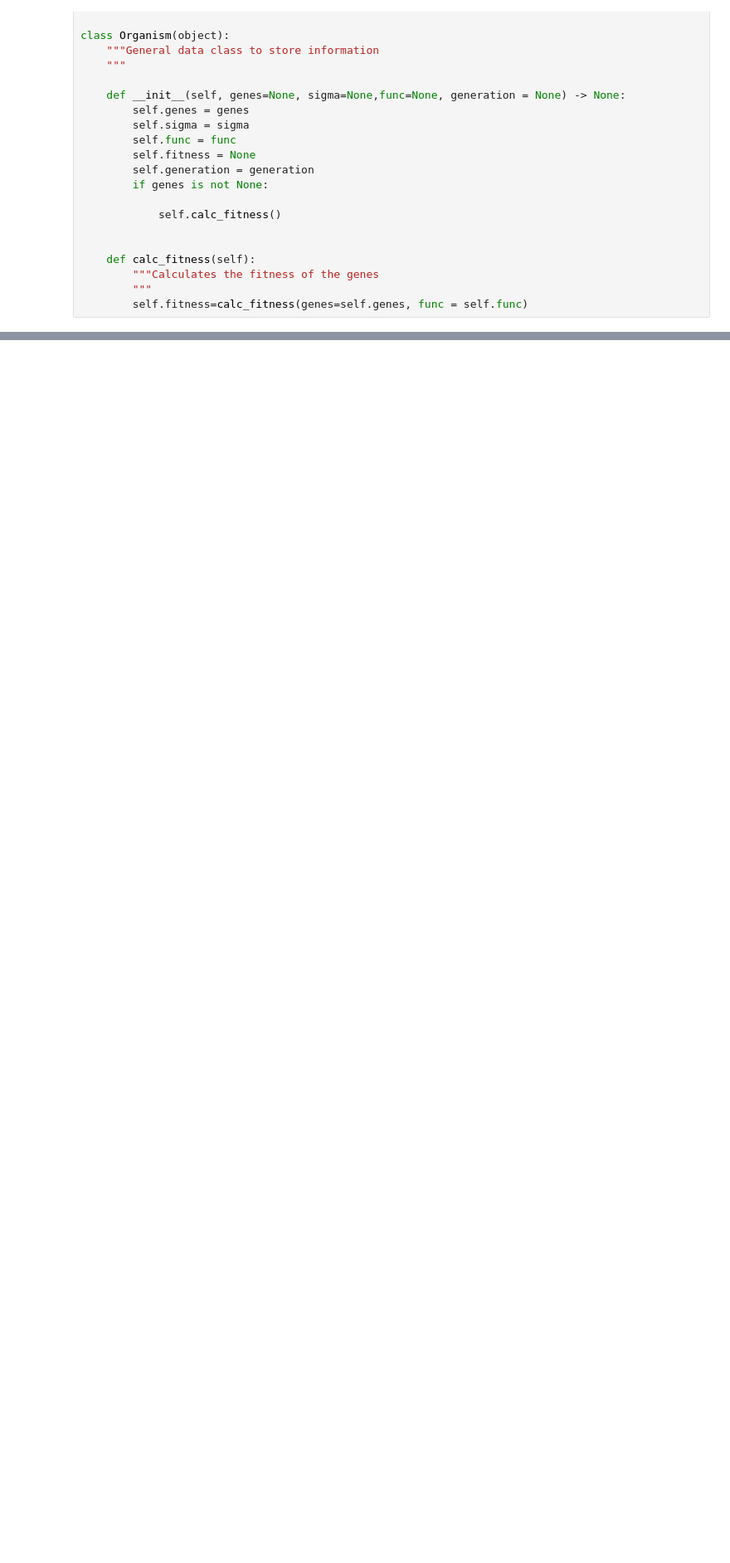
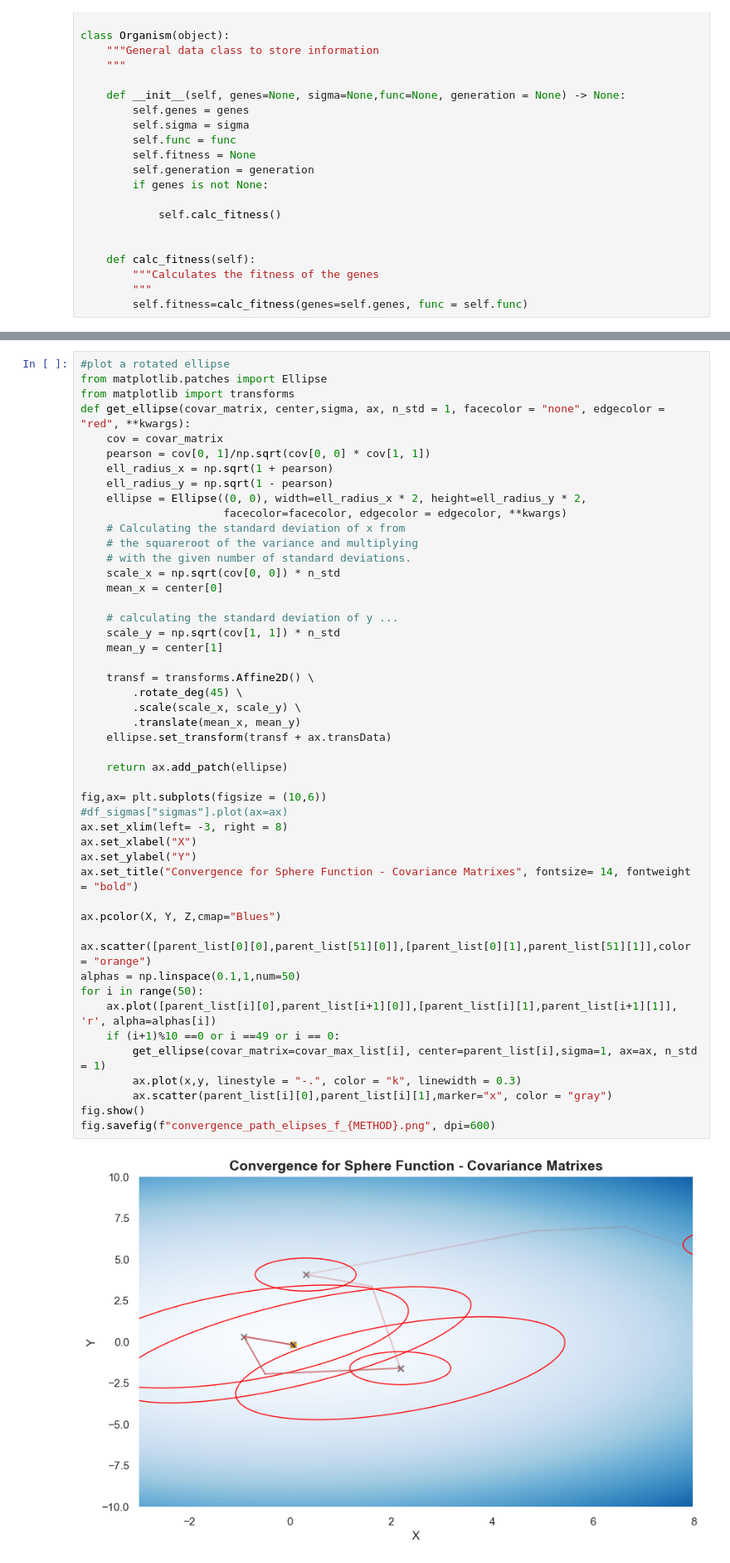
Before and after one commit to Fernando3161/EvolutionStrats23, a Jupyter notebook: one_one_covar.ipynb, the cells around one changed output, grey strips where cells are left out. Shown at 83% size. Drawn from its saved outputs; the diff is of its cells as text; blank space fills up the shorter version.

```diff
--- a/one_one_covar.ipynb
+++ b/one_one_covar.ipynb
@@ -238,0 +243,50 @@ fig.savefig("convergence_path_elipses.png", dpi=600)
+# %%
+#plot a rotated ellipse
+from matplotlib.patches import Ellipse
+from matplotlib import transforms
+def get_ellipse(covar_matrix, center,sigma, ax, n_std = 1, facecolor = "none", edgecolor = "red", **kwargs):
+    cov = covar_matrix
+    pearson = cov[0, 1]/np.sqrt(cov[0, 0] * cov[1, 1])
+    ell_radius_x = np.sqrt(1 + pearson)
+    ell_radius_y = np.sqrt(1 - pearson)
+    ellipse = Ellipse((0, 0), width=ell_radius_x * 2, height=ell_radius_y * 2,
+                      facecolor=facecolor, edgecolor = edgecolor, **kwargs)
+    # Calculating the standard deviation of x from
+    # the squareroot of the variance and multiplying
+    # with the given number of standard deviations.
+    scale_x = np.sqrt(cov[0, 0]) * n_std
+    mean_x = center[0]
+
+    # calculating the standard deviation of y ...
+    scale_y = np.sqrt(cov[1, 1]) * n_std
+    mean_y = center[1]
+
+    transf = transforms.Affine2D() \
+        .rotate_deg(45) \
+        .scale(scale_x, scale_y) \
+        .translate(mean_x, mean_y)
+    ellipse.set_transform(transf + ax.transData)
+
+    return ax.add_patch(ellipse)
+
+fig,ax= plt.subplots(figsize = (10,6))
+#df_sigmas["sigmas"].plot(ax=ax)
+ax.set_xlim(left= -3, right = 8)
+ax.set_xlabel("X")
+ax.set_ylabel("Y")
+ax.set_title("Convergence for Sphere Function - Covariance Matrixes", fontsize= 14, fontweight = "bold")
+
+ax.pcolor(X, Y, Z,cmap="Blues")
+
+ax.scatter([parent_list[0][0],parent_list[51][0]],[parent_list[0][1],parent_list[51][1]],color = "orange")
+alphas = np.linspace(0.1,1,num=50)
+for i in range(50):
+    ax.plot([parent_list[i][0],parent_list[i+1][0]],[parent_list[i][1],parent_list[i+1][1]], 'r', alpha=alphas[i])
+    if (i+1)%10 ==0 or i ==49 or i == 0:
+        get_ellipse(covar_matrix=covar_max_list[i], center=parent_list[i],sigma=1, ax=ax, n_std = 1)
+        ax.plot(x,y, linestyle = "-.", color = "k", linewidth = 0.3)
+        ax.scatter(parent_list[i][0],parent_list[i][1],marker="x", color = "gray")
+fig.show()
+fig.savefig(f"convergence_path_elipses_f_{METHOD}.png", dpi=600)
+# %% [output]
+[figure, added]
```
Also changed, not shown: parts of 6 cells of this notebook, 7 other files.
